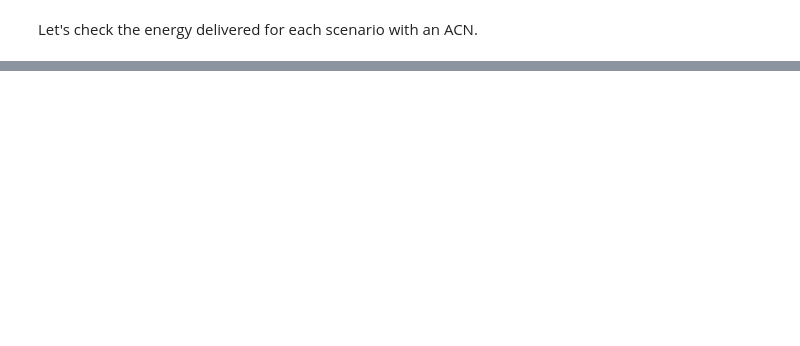
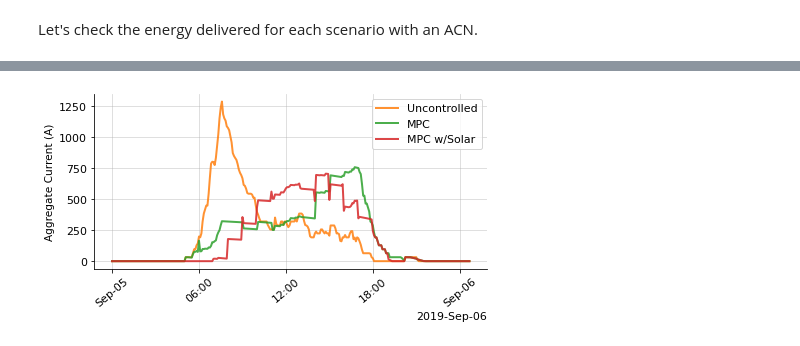
Before and after one commit to caltech-netlab/acnportal-experiments, a Jupyter notebook: examples/3-Grid-Impacts/3.2-Iowa-Feeder-with-EV-and-Solar-OpenDSS/3_2_Iowa_Feeder_with_EV_and_Solar_OpenDSS.ipynb, the cells around one changed output, grey strips where cells are left out. Cells and saved outputs as stored; diff of their text form; code cells hidden in the pictures; blank space fills up the shorter version.

```diff
--- a/examples/3-Grid-Impacts/3.2-Iowa-Feeder-with-EV-and-Solar-OpenDSS/3_2_Iowa_Feeder_with_EV_and_Solar_OpenDSS.ipynb
+++ b/examples/3-Grid-Impacts/3.2-Iowa-Feeder-with-EV-and-Solar-OpenDSS/3_2_Iowa_Feeder_with_EV_and_Solar_OpenDSS.ipynb
@@ -519,0 +651,38 @@ Energy delivered with Load Flattening and Solar: 0.9993695691513583
+# %%
+unctrl_2053_dates = mdates.date2num(acnsim.datetimes_array(unctrl_2053.acn_experiments['2053'].sim))
+load_flattening_2053_dates = mdates.date2num(acnsim.datetimes_array(load_flattening_2053.acn_experiments['2053'].sim))
+solar_load_flattening_2053_dates = mdates.date2num(acnsim.datetimes_array(solar_load_flattening_2053.acn_experiments['2053'].sim))
+
+locator = mdates.AutoDateLocator(maxticks=6)
+formatter = mdates.ConciseDateFormatter(locator)
+
+fig, ax = plt.subplots(sharex=True)
+style = {
+    "linewidth": 2,
+    "alpha": .85,
+}
+# Skip the first color.
+ax.plot([],[], label="_nolegend_")
+ax.plot(unctrl_2053_dates, acnsim.aggregate_current(unctrl_2053.acn_experiments['2053'].sim), **style)
+ax.plot(load_flattening_2053_dates, acnsim.aggregate_current(load_flattening_2053.acn_experiments['2053'].sim), **style)
+# ax.plot(load_flattening_2053_dates, acnsim.aggregate_current(load_flattening_es_2053.acn_experiments['2053'].sim), **style)
+ax.plot(solar_load_flattening_2053_dates, acnsim.aggregate_current(solar_load_flattening_2053.acn_experiments['2053'].sim), **style)
+for label in ax.get_xticklabels():
+        label.set_rotation(40)
+ax.xaxis.set_major_locator(locator)
+ax.xaxis.set_major_formatter(formatter)
+ax.set_ylabel("Aggregate Current (A)", fontsize=10.5)
+ax.legend(["Uncontrolled", "MPC", "MPC w/Solar"])
+ax.spines['right'].set_visible(False)
+ax.spines['top'].set_visible(False)
+# plt.xlim((25076460.0, 25077300.0))
+# ax.axhline(0.95, linestyle="--", color="grey")
+plt.rc('text', usetex=False)
+plt.rcParams.update({'font.size': 11})
+ax.grid(alpha=0.5)
+ax.grid(alpha=0.5)
+fig = plt.gcf()
+fig.set_size_inches(6.47, 3.5)
+plt.tight_layout()
+# %% [output]
+[figure, added]
```
Also changed, not shown: parts of 29 cells of this notebook, 1 other file.
